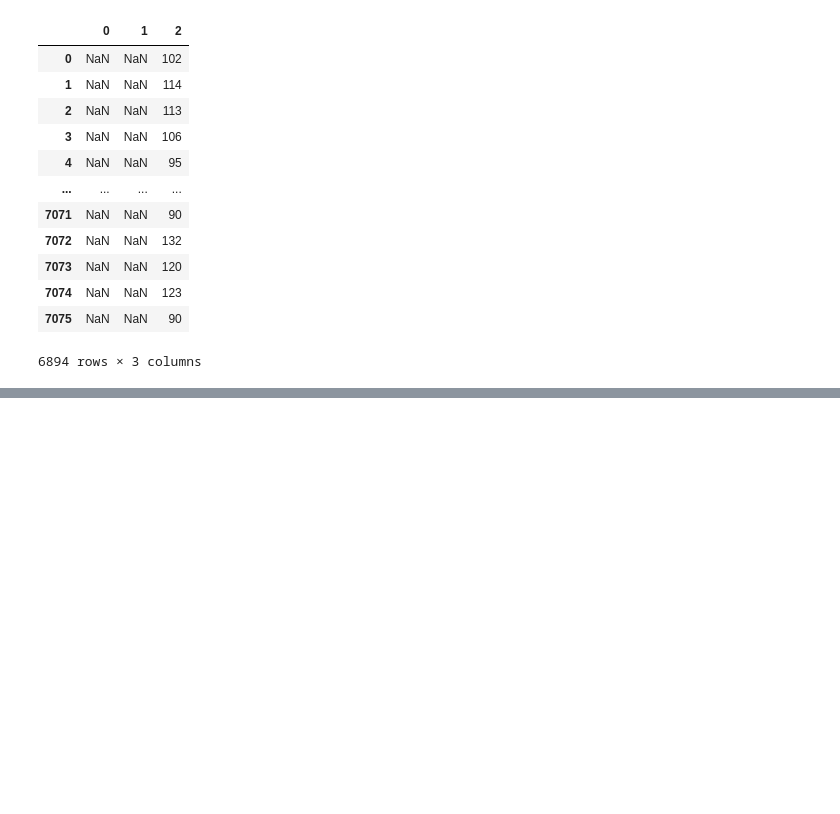
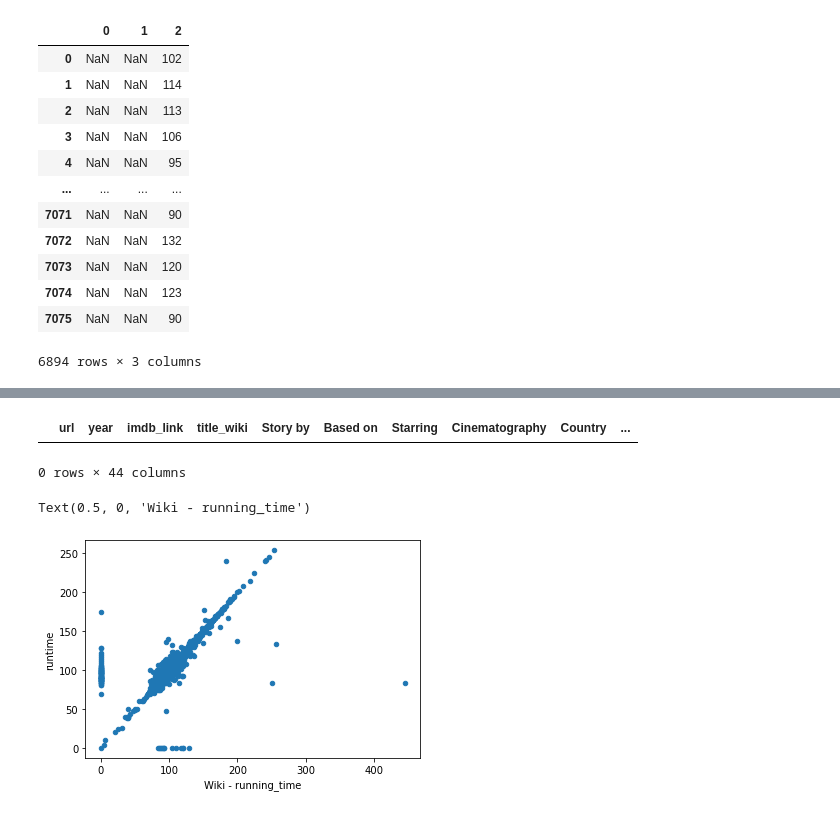
Before and after one commit to Auelocks/Movies-ETL, a Jupyter notebook: ETL_Movie_Data.ipynb, the cells around one changed output, grey strips where cells are left out. Cells and saved outputs as stored; diff of their text form; code cells hidden in the pictures; blank space fills up the shorter version.

```diff
--- a/ETL_Movie_Data.ipynb
+++ b/ETL_Movie_Data.ipynb
@@ -589,0 +625,13 @@ wiki_movies_df.drop('Running time', axis=1, inplace=True)
+# %%
+# Remove non-boolean values and adult movies = True from 'adult' column entries
+#kaggle_metadata[~kaggle_metadata['adult'].isin(['True','False'])]
+kaggle_metadata = kaggle_metadata[kaggle_metadata['adult'] == 'False'].drop('adult',axis='columns')
+# %%
+#Convert kaggle columns to numeric data
+kaggle_metadata['budget'] = kaggle_metadata['budget'].astype(int)
+kaggle_metadata['id'] = pd.to_numeric(kaggle_metadata['id'], errors='raise')
+kaggle_metadata['popularity'] = pd.to_numeric(kaggle_metadata['popularity'], errors='raise')
+# %%
+#convert kaggle columns to datetime, re-check column datatypes
+kaggle_metadata['release_date'] = pd.to_datetime(kaggle_metadata['release_date'])
+kaggle_metadata.dtypes
@@ -589,0 +706,4 @@ wiki_movies_df.drop('Running time', axis=1, inplace=True)
+# %%
+#join wiki and kaggle tables, print a list of columns to check for redundancies
+movies_df = pd.merge(wiki_movies_df, kaggle_metadata, on='imdb_id', suffixes=['_wiki','_kaggle'])
+movies_df.sample()
@@ -589,0 +731,12 @@ wiki_movies_df.drop('Running time', axis=1, inplace=True)
+# %%
+#show any rows where title_kaggle is empty
+movies_df[(movies_df['title_kaggle'] == '') | (movies_df['title_kaggle'].isnull())]
+# %% [output]
+|  | url | year | imdb_link | title_wiki | Story by | Based on | Starring | Cinematography | Country | ... |
+0 rows × 44 columns
+# %%
+#check running_time with runtime data using scatter plot
+movies_df.fillna(0).plot(x='running_time', y='runtime', kind='scatter').set_xlabel('Wiki - running_time')
+# %% [output]
+Text(0.5, 0, 'Wiki - running_time')
+[figure, added]
```
Also changed, not shown: parts of 30 cells of this notebook.
